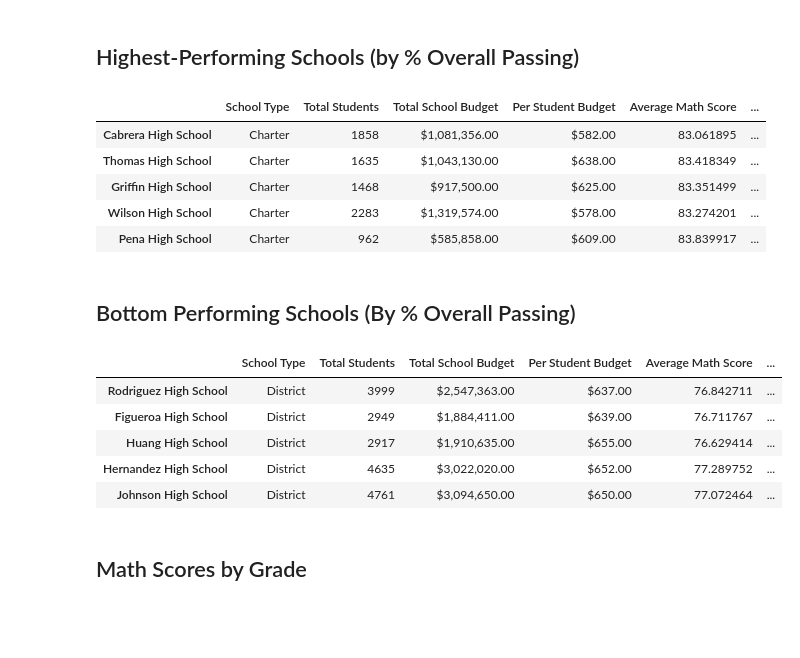
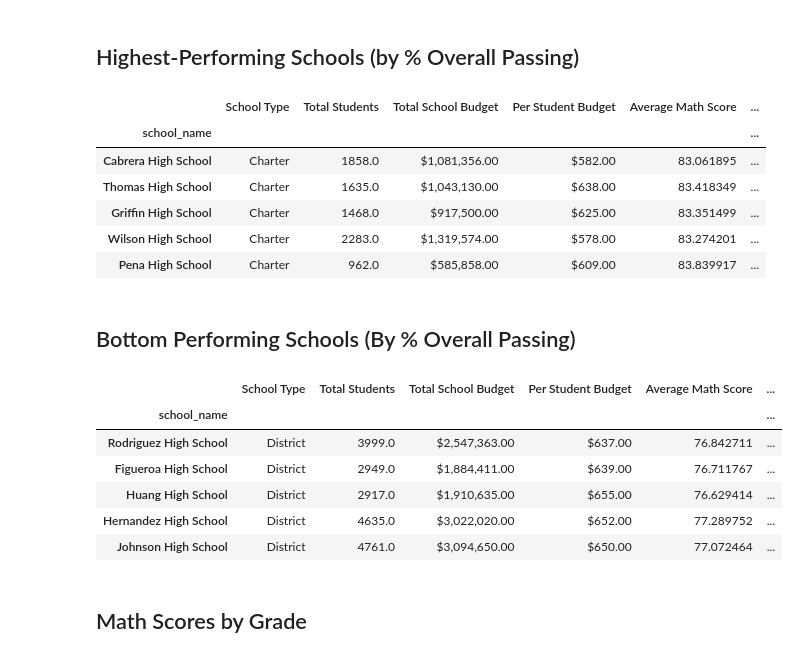
Before and after one commit to mattf4171/pandas-challenge, a Jupyter notebook: PyCitySchools_starter.ipynb, the cells around one changed output. Saved outputs shown, nothing was run; the diff lists cells and outputs as text; code cells hidden in the pictures; blank space fills up the shorter version.

Commit message:
Populate score school spending

```diff
--- a/PyCitySchools_starter.ipynb
+++ b/PyCitySchools_starter.ipynb
@@ -197,7 +199,7 @@ array(['Huang High School', 'Figueroa High School', 'Shelton High School',
 d = {"School Type": school_types, "Total Students":per_school_counts,
   "Total School Budget": per_school_budget, "Per Student Budget":per_school_capita,
   "Average Math Score": per_school_math, "Average Reading Score": per_school_reading,
-   "% Passing Math": school_passing_math, "% Passing Reading": school_passing_reading,
+   "% Passing Math": per_school_passing_math, "% Passing Reading": per_school_passing_reading,
    "% Overall Passing": overall_passing_rate}
 per_school_summary = pd.DataFrame(data = d)
 
@@ -214,24 +232,28 @@ ValueError: Buffer has wrong number of dimensions (expected 1, got 2)
 ## Highest-Performing Schools (by % Overall Passing)
 # %%
 # Sort the schools by `% Overall Passing` in descending order and display the top 5 rows.
+per_school_summary.sort_values(by='% Overall Passing',ascending=False).head()
 # %% [output]
 |  | School Type | Total Students | Total School Budget | Per Student Budget | Average Math Score | ... |
-| Cabrera High School | Charter | 1858 | $1,081,356.00 | $582.00 | 83.061895 | ... |
-| Thomas High School | Charter | 1635 | $1,043,130.00 | $638.00 | 83.418349 | ... |
-| Griffin High School | Charter | 1468 | $917,500.00 | $625.00 | 83.351499 | ... |
-| Wilson High School | Charter | 2283 | $1,319,574.00 | $578.00 | 83.274201 | ... |
-| Pena High School | Charter | 962 | $585,858.00 | $609.00 | 83.839917 | ... |
+| school_name |  |  |  |  |  | ... |
+| Cabrera High School | Charter | 1858.0 | $1,081,356.00 | $582.00 | 83.061895 | ... |
+| Thomas High School | Charter | 1635.0 | $1,043,130.00 | $638.00 | 83.418349 | ... |
+| Griffin High School | Charter | 1468.0 | $917,500.00 | $625.00 | 83.351499 | ... |
+| Wilson High School | Charter | 2283.0 | $1,319,574.00 | $578.00 | 83.274201 | ... |
+| Pena High School | Charter | 962.0 | $585,858.00 | $609.00 | 83.839917 | ... |
 # %% [markdown]
 ## Bottom Performing Schools (By % Overall Passing)
 # %%
 # Sort the schools by `% Overall Passing` in ascending order and display the top 5 rows.
+per_school_summary.sort_values(by='% Overall Passing').head()
 # %% [output]
 |  | School Type | Total Students | Total School Budget | Per Student Budget | Average Math Score | ... |
-| Rodriguez High School | District | 3999 | $2,547,363.00 | $637.00 | 76.842711 | ... |
-| Figueroa High School | District | 2949 | $1,884,411.00 | $639.00 | 76.711767 | ... |
-| Huang High School | District | 2917 | $1,910,635.00 | $655.00 | 76.629414 | ... |
-| Hernandez High School | District | 4635 | $3,022,020.00 | $652.00 | 77.289752 | ... |
-| Johnson High School | District | 4761 | $3,094,650.00 | $650.00 | 77.072464 | ... |
+| school_name |  |  |  |  |  | ... |
+| Rodriguez High School | District | 3999.0 | $2,547,363.00 | $637.00 | 76.842711 | ... |
+| Figueroa High School | District | 2949.0 | $1,884,411.00 | $639.00 | 76.711767 | ... |
+| Huang High School | District | 2917.0 | $1,910,635.00 | $655.00 | 76.629414 | ... |
+| Hernandez High School | District | 4635.0 | $3,022,020.00 | $652.00 | 77.289752 | ... |
+| Johnson High School | District | 4761.0 | $3,094,650.00 | $650.00 | 77.072464 | ... |
 # %% [markdown]
 ## Math Scores by Grade
 # %%
```
Also changed, not shown: parts of 7 cells of this notebook.
